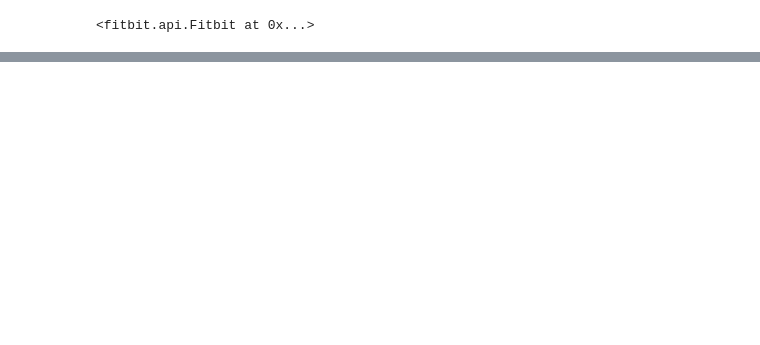
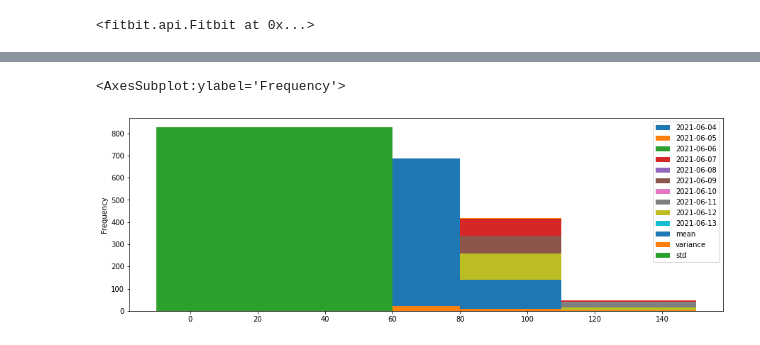
Before and after one commit to lila/myfitbit, a Jupyter notebook: myfitbit.ipynb, the cells around one changed output, grey strips where cells are left out. Cells and saved outputs as stored; diff of their text form; code cells hidden in the pictures; blank space fills up the shorter version.

```diff
--- a/myfitbit.ipynb
+++ b/myfitbit.ipynb
@@ -24,0 +48,6 @@ df.plot()
+# %%
+bins_list = [-10, 60, 80, 110, 150]
+df.plot.hist(figsize=(15,5), bins=bins_list)
+# %% [output]
+<AxesSubplot:ylabel='Frequency'>
+[figure, added]
```
Also changed, not shown: parts of 12 cells of this notebook, 2 other files.
